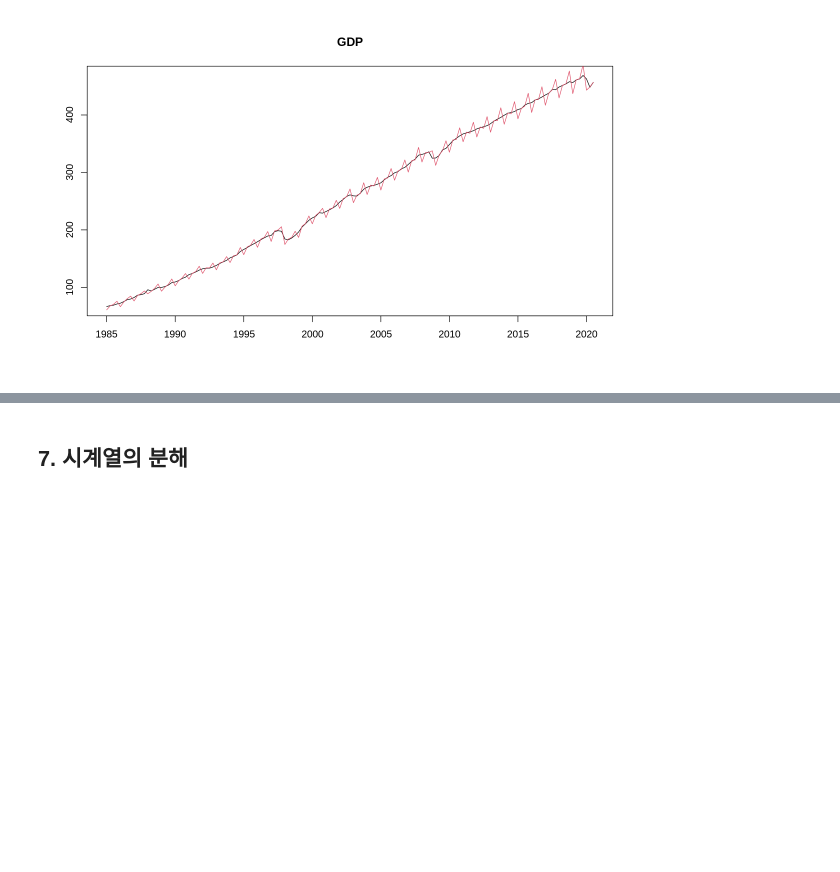
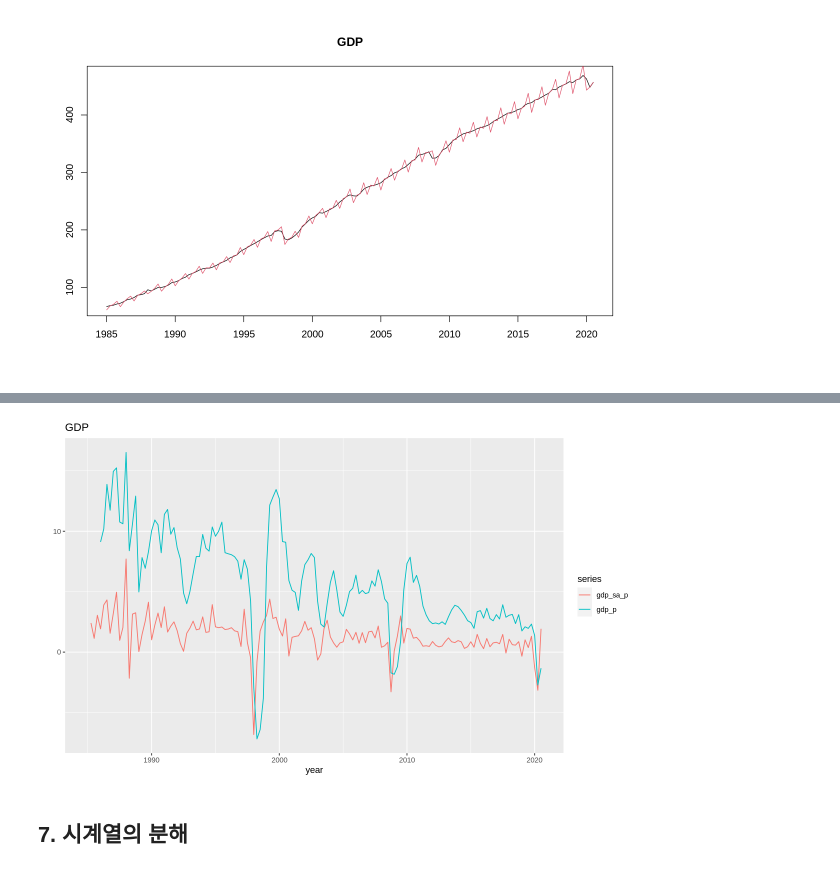
Before and after one commit to data-better/RBOK, a Jupyter notebook: RBOK.ipynb, the cells around one changed output, grey strips where cells are left out. Saved outputs shown, nothing was run; the diff lists cells and outputs as text; code cells hidden in the pictures; blank space fills up the shorter version.

```diff
--- a/RBOK.ipynb
+++ b/RBOK.ipynb
@@ -158,2 +149,9 @@ ERROR: ignored
+# %%
+autoplot(dataq_ts[, c(16,17)])+
+  ggtitle("GDP") +
+  ylab("") +
+  xlab("year")
+# %% [output]
+[figure, added]
 # %% [markdown]
 ## 7. 시계열의 분해
```
Also changed, not shown: parts of 22 cells of this notebook.
